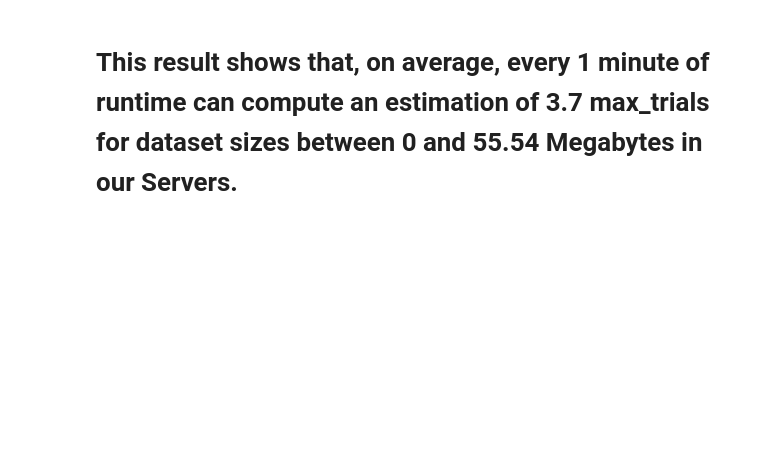
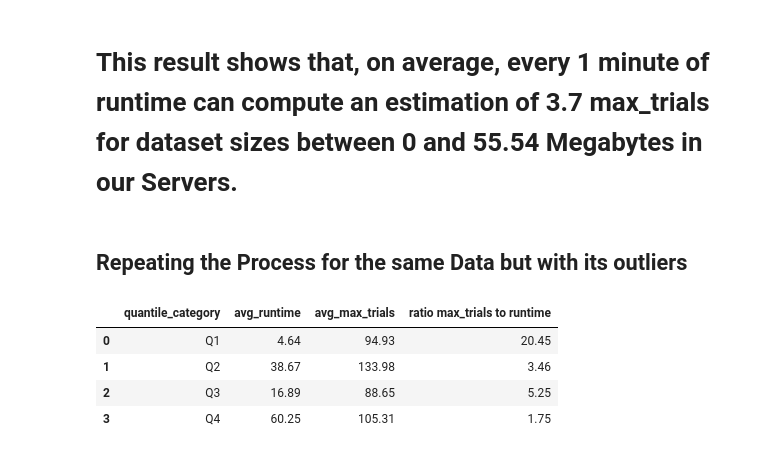
Before and after one commit to hochschule-darmstadt/MetaAutoML, a Jupyter notebook: utils/analysis/autokeras_max_trials/autokeras_analysis.ipynb, the cells around one changed output. Saved outputs shown, nothing was run; the diff lists cells and outputs as text; code cells hidden in the pictures; blank space fills up the shorter version.

```diff
--- a/utils/analysis/autokeras_max_trials/autokeras_analysis.ipynb
+++ b/utils/analysis/autokeras_max_trials/autokeras_analysis.ipynb
@@ -326,6 +325,7 @@ fig.show()
 # %% [markdown]
 ## The plot shows two significant outliers that both have a value over 500 mb and should be removed from the Dataset
 # %%
+data_keras_outliers=data_keras.copy()
 data_keras = data_keras[data_keras["dataset_size_in_mb"] < 500]
 # %%
 data_keras.describe()
@@ -411,2 +419,30 @@ average_row
 # %% [markdown]
 # This result shows that, on average, every 1 minute of runtime can compute an estimation of 3.7 max_trials for dataset sizes between 0 and 55.54 Megabytes in our Servers.
+# %% [markdown]
+## Repeating the Process for the same Data but with its outliers
+# %%
+data_keras_outliers['quantile_category'] = pd.qcut(data_keras_outliers["dataset_size_in_mb"], q=4, labels=['Q1', 'Q2', 'Q3', 'Q4'])
+data_keras_outliers["quantile_category"] = data_keras_outliers["quantile_category"].astype('category')
+input_columns = ['max_trials', 'runtime']
+category_column = 'quantile_category'
+# Group by 'quantile_category' and calculate average value for 'runtime' and 'max_trials'
+summary_stats = data_keras_outliers.groupby('quantile_category').agg({
+    'runtime': ['mean'],
+    'max_trials': ['mean']
+}).reset_index()
+
+# Rename the columns for clarity
+summary_stats.columns = ['quantile_category', 'avg_runtime', 'avg_max_trials',]
+
+# Merge the summary statistics back into the original DataFrame
+data_keras_outliers = pd.merge(data_keras_outliers, summary_stats, on='quantile_category', how='left')
+unique_summary_stats_outliers = summary_stats.drop_duplicates()
+unique_summary_stats_outliers["ratio max_trials to runtime"]=unique_summary_stats_outliers["avg_max_trials"]/unique_summary_stats_outliers["avg_runtime"]
+# Print the unique summary statistics DataFrame
+unique_summary_stats_outliers
+# %% [output]
+|  | quantile_category | avg_runtime | avg_max_trials | ratio max_trials to runtime |
+| 0 | Q1 | 4.64 | 94.93 | 20.45 |
+| 1 | Q2 | 38.67 | 133.98 | 3.46 |
+| 2 | Q3 | 16.89 | 88.65 | 5.25 |
+| 3 | Q4 | 60.25 | 105.31 | 1.75 |
```
Also changed, not shown: parts of 12 cells of this notebook.
